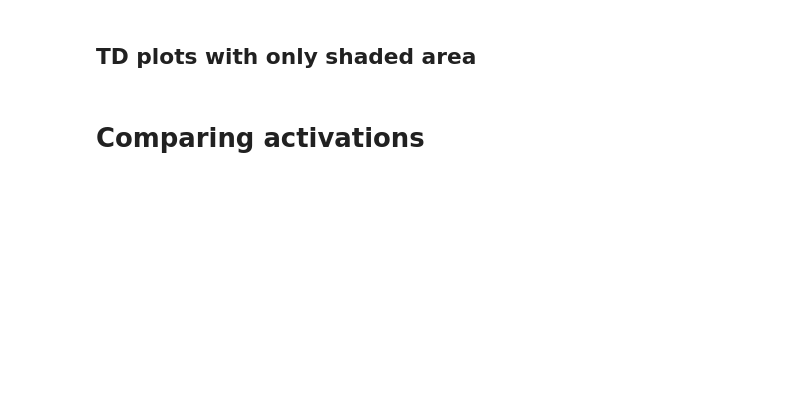
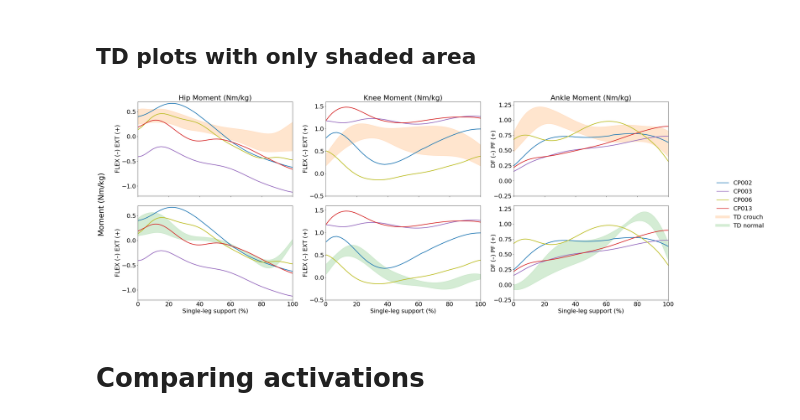
Before and after one commit to Vasilisa98/Cerebral-Palsy-Project, a Jupyter notebook: code/step_by_step_analysis.ipynb, the cells around one changed output. Cells and saved outputs as stored; diff of their text form; code cells hidden in the pictures; blank space fills up the shorter version.

```diff
--- a/code/step_by_step_analysis.ipynb
+++ b/code/step_by_step_analysis.ipynb
@@ -2818,36 +2844,40 @@ for i, j in enumerate(joints):
     # CP subjects
     for sub in cp_subjects:
         y = -cp_data[sub][j] if flip else cp_data[sub][j]
         ax.plot(x, y, color=cp_colors[sub], label=sub)
 
     # TD normal shaded CI only
     m, ci = tdn_stats[j]
     m_plot = -m if flip else m
     ax.fill_between(x, m_plot - ci, m_plot + ci, color=tdn_color, alpha=0.2)
 
     ax.set_xlim(0, 100)
     ax.set_ylim(*y_limits_flipped[j])
     ax.set_xlabel('Single-leg support (%)', fontsize=22)
     ax.text(-0.13, 0.5, angle_labels[j], transform=ax.transAxes,
             ha='center', va='center', rotation=90, fontsize=22)
     ax.grid(False)
 
 # Global y-axis label
 fig.text(0.01, 0.5, 'Moment (Nm/kg)', va='center', rotation='vertical', fontsize=28)
 
 # Legend (shared)
 from matplotlib.lines import Line2D
 handles = (
     [Line2D([0],[0], color=cp_colors[s], lw=2) for s in cp_subjects] +
-    [Line2D([0],[0], color=tdc_color, lw=10, alpha=0.2, label='TD crouch'),
-     Line2D([0],[0], color=tdn_color, lw=10, alpha=0.2, label='TD normal')]
+    [Line2D([0],[0], color=tdc_color, lw=10, alpha=0.2),
+     Line2D([0],[0], color=tdn_color, lw=10, alpha=0.2)]
 )
-labels = cp_subjects + ['TD crouch', 'TD normal']
+# only this line changed to replace 'PC' with 'CP'
+labels = [s.replace('PC', 'CP') for s in cp_subjects] + ['TD crouch', 'TD normal']
+
 fig.legend(handles, labels, loc='center left', bbox_to_anchor=(1.0,0.5), frameon=False, fontsize=22)
 
 plt.tight_layout(rect=[0.03, 0, 0.95, 1])
 fig.savefig(os.path.join(simulations_dir, 'Plots_for_thesis', 'joint_moments_combined.png'), dpi=300, bbox_inches='tight')
 plt.show()
+# %% [output]
+[figure, added]
 # %% [markdown]
 # Comparing activations
 # %%
```
Also changed, not shown: parts of 8 cells of this notebook, 5 other files.
